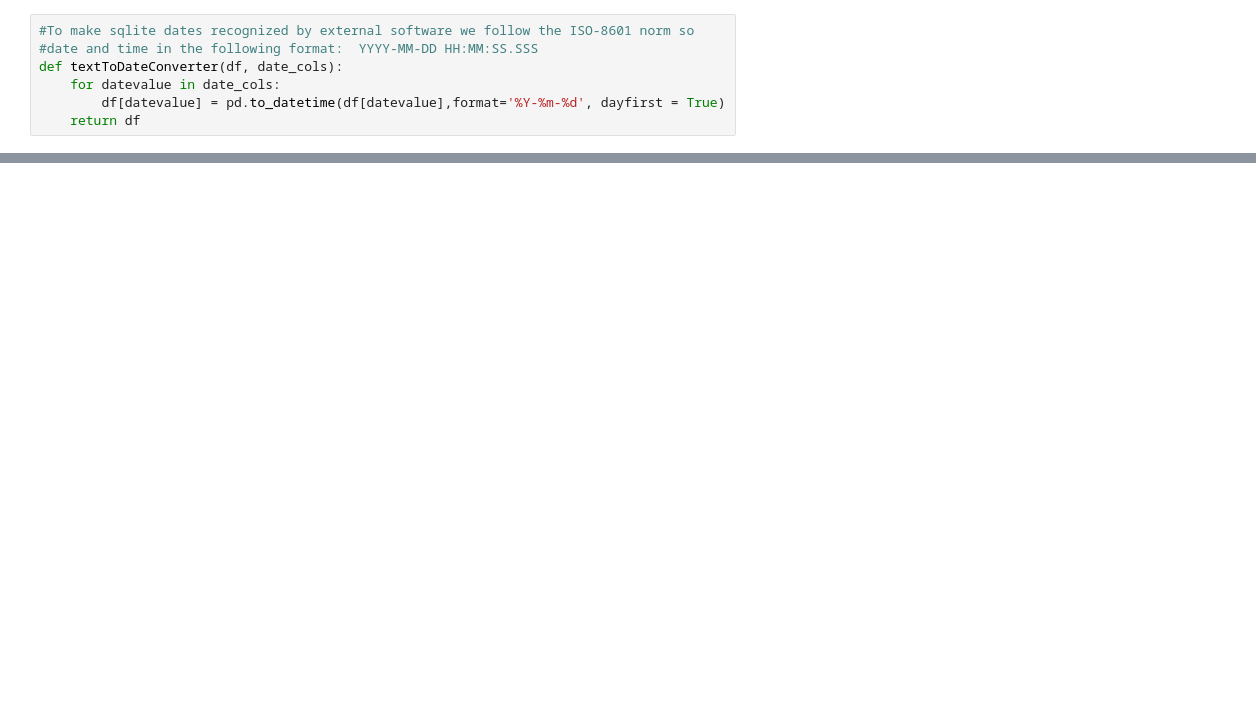
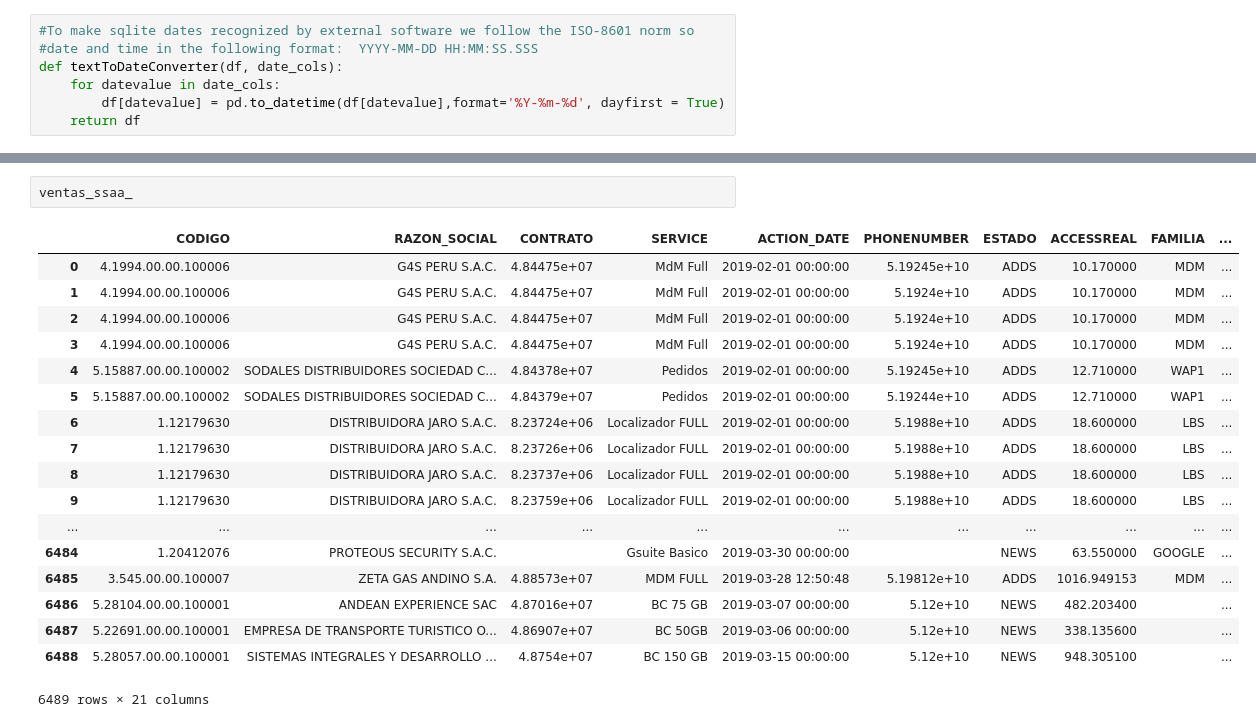
Before and after one commit to saenzac/Comisiones-python, a Jupyter notebook: Reporte_Activaciones_Empresas.ipynb, the cells around one changed output, grey strips where cells are left out. Drawn from its saved outputs; the diff is of its cells as text; blank space fills up the shorter version.

```diff
--- a/Reporte_Activaciones_Empresas.ipynb
+++ b/Reporte_Activaciones_Empresas.ipynb
@@ -155,0 +156,21 @@ See the caveats in the documentation: http://pandas.pydata.org/pandas-docs/stabl
+# %%
+ventas_ssaa_
+# %% [output]
+|  | CODIGO | RAZON_SOCIAL | CONTRATO | SERVICE | ACTION_DATE | PHONENUMBER | ESTADO | ACCESSREAL | FAMILIA | ... |
+| 0 | 4.1994.00.00.100006 | G4S PERU S.A.C. | 4.84475e+07 | MdM Full | 2019-02-01 00:00:00 | 5.19245e+10 | ADDS | 10.170000 | MDM | ... |
+| 1 | 4.1994.00.00.100006 | G4S PERU S.A.C. | 4.84475e+07 | MdM Full | 2019-02-01 00:00:00 | 5.1924e+10 | ADDS | 10.170000 | MDM | ... |
+| 2 | 4.1994.00.00.100006 | G4S PERU S.A.C. | 4.84475e+07 | MdM Full | 2019-02-01 00:00:00 | 5.1924e+10 | ADDS | 10.170000 | MDM | ... |
+| 3 | 4.1994.00.00.100006 | G4S PERU S.A.C. | 4.84475e+07 | MdM Full | 2019-02-01 00:00:00 | 5.1924e+10 | ADDS | 10.170000 | MDM | ... |
+| 4 | 5.15887.00.00.100002 | SODALES DISTRIBUIDORES SOCIEDAD C... | 4.84378e+07 | Pedidos | 2019-02-01 00:00:00 | 5.19245e+10 | ADDS | 12.710000 | WAP1 | ... |
+| 5 | 5.15887.00.00.100002 | SODALES DISTRIBUIDORES SOCIEDAD C... | 4.84379e+07 | Pedidos | 2019-02-01 00:00:00 | 5.19244e+10 | ADDS | 12.710000 | WAP1 | ... |
+| 6 | 1.12179630 | DISTRIBUIDORA JARO S.A.C. | 8.23724e+06 | Localizador FULL | 2019-02-01 00:00:00 | 5.1988e+10 | ADDS | 18.600000 | LBS | ... |
+| 7 | 1.12179630 | DISTRIBUIDORA JARO S.A.C. | 8.23726e+06 | Localizador FULL | 2019-02-01 00:00:00 | 5.1988e+10 | ADDS | 18.600000 | LBS | ... |
+| 8 | 1.12179630 | DISTRIBUIDORA JARO S.A.C. | 8.23737e+06 | Localizador FULL | 2019-02-01 00:00:00 | 5.1988e+10 | ADDS | 18.600000 | LBS | ... |
+| 9 | 1.12179630 | DISTRIBUIDORA JARO S.A.C. | 8.23759e+06 | Localizador FULL | 2019-02-01 00:00:00 | 5.1988e+10 | ADDS | 18.600000 | LBS | ... |
+| ... | ... | ... | ... | ... | ... | ... | ... | ... | ... | ... |
+| 6484 | 1.20412076 | PROTEOUS SECURITY S.A.C. |  | Gsuite Basico | 2019-03-30 00:00:00 |  | NEWS | 63.550000 | GOOGLE | ... |
+| 6485 | 3.545.00.00.100007 | ZETA GAS ANDINO S.A. | 4.88573e+07 | MDM FULL | 2019-03-28 12:50:48 | 5.19812e+10 | ADDS | 1016.949153 | MDM | ... |
+| 6486 | 5.28104.00.00.100001 | ANDEAN EXPERIENCE SAC | 4.87016e+07 | BC 75 GB | 2019-03-07 00:00:00 | 5.12e+10 | NEWS | 482.203400 |  | ... |
+| 6487 | 5.22691.00.00.100001 | EMPRESA DE TRANSPORTE TURISTICO O... | 4.86907e+07 | BC 50GB | 2019-03-06 00:00:00 | 5.12e+10 | NEWS | 338.135600 |  | ... |
+| 6488 | 5.28057.00.00.100001 | SISTEMAS INTEGRALES Y DESARROLLO ... | 4.8754e+07 | BC 150 GB | 2019-03-15 00:00:00 | 5.12e+10 | NEWS | 948.305100 |  | ... |
+6489 rows × 21 columns
```
Also changed, not shown: parts of 5 cells of this notebook, 8 other files.
